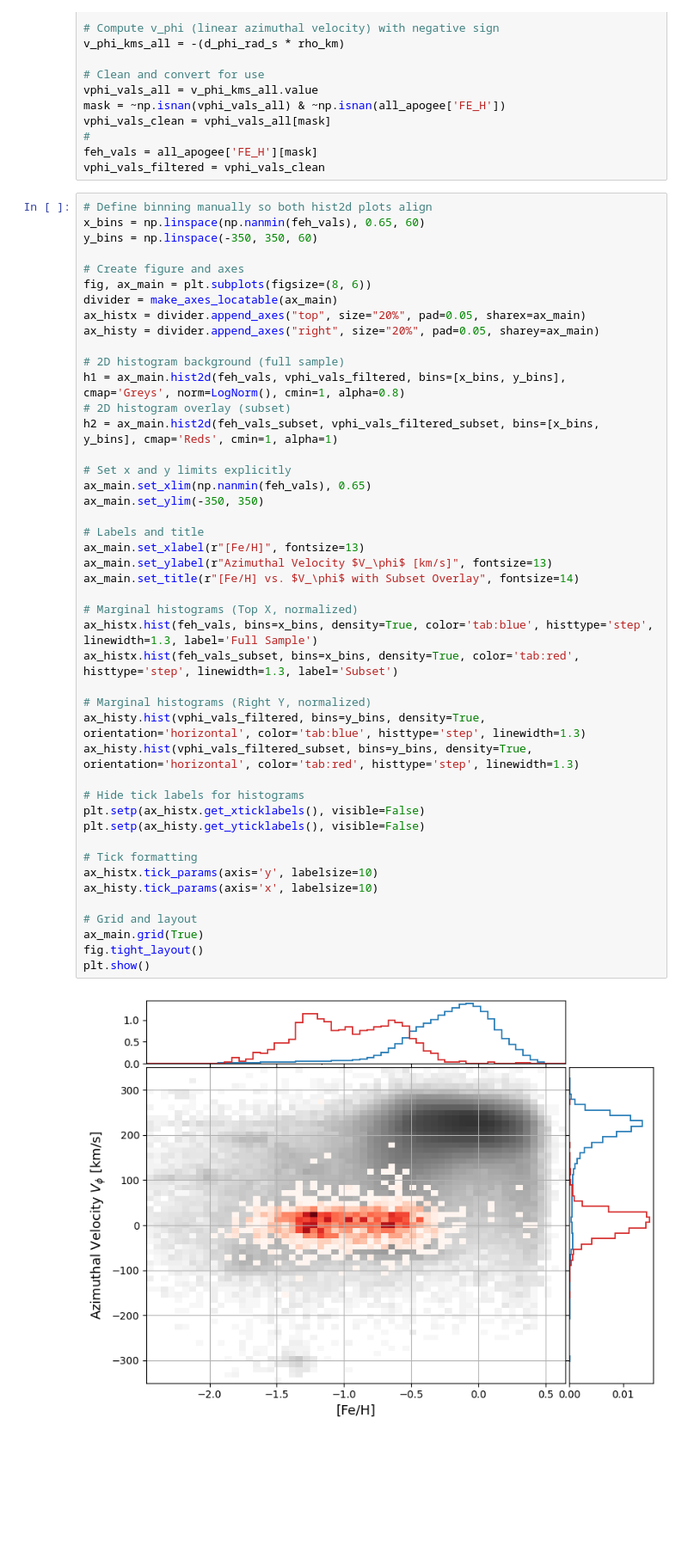
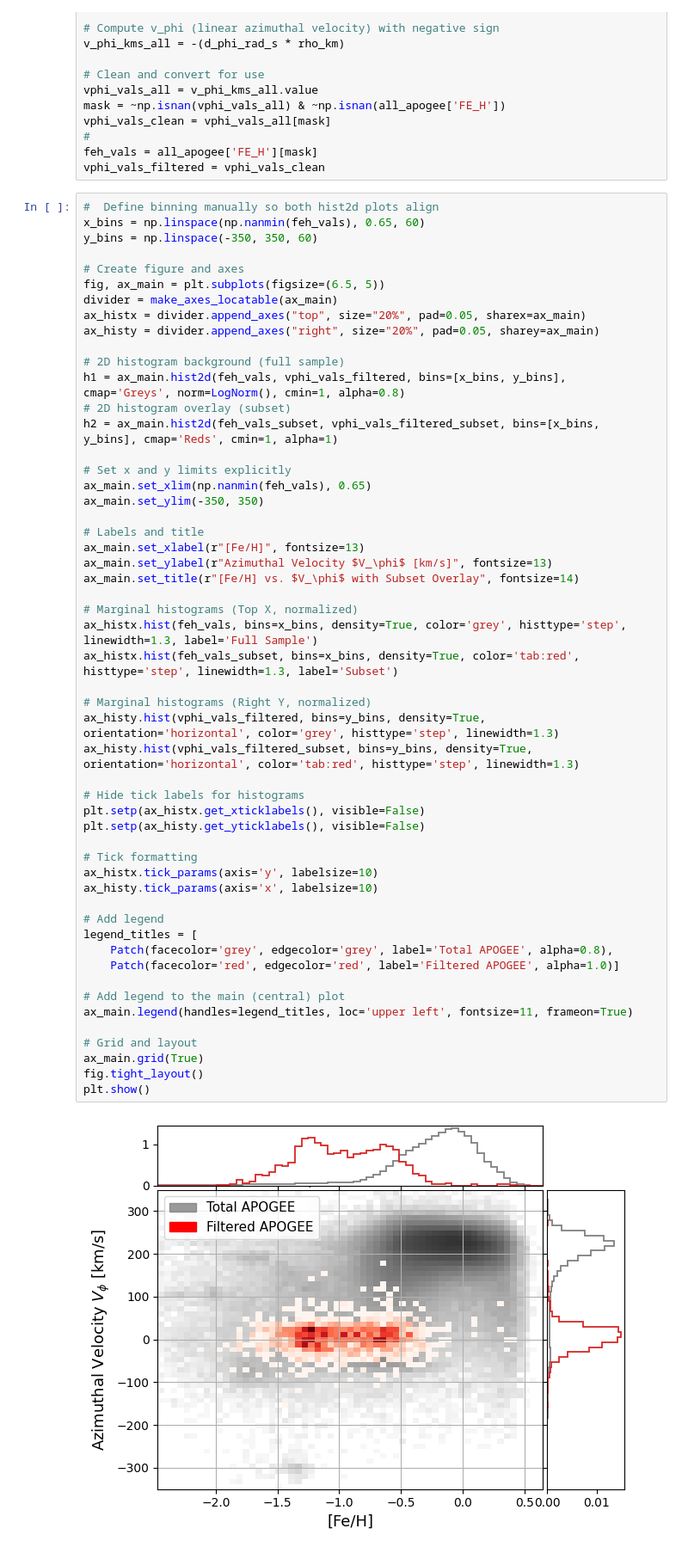
Before and after one commit to JacobTutt/Galactic_Evol_Clustering, a Jupyter notebook: 0_data_preprocessing.ipynb, the cells around one changed output. Shown at 86% size. Drawn from its saved outputs; the diff is of its cells as text; blank space fills up the shorter version.

Commit message:
Improve plots for report

```diff
--- a/0_data_preprocessing.ipynb
+++ b/0_data_preprocessing.ipynb
@@ -658,12 +659,12 @@ vphi_vals_clean = vphi_vals_all[mask]
 feh_vals = all_apogee['FE_H'][mask]
 vphi_vals_filtered = vphi_vals_clean
 # %%
-# Define binning manually so both hist2d plots align
+#  Define binning manually so both hist2d plots align
 x_bins = np.linspace(np.nanmin(feh_vals), 0.65, 60)
 y_bins = np.linspace(-350, 350, 60)
 
 # Create figure and axes
-fig, ax_main = plt.subplots(figsize=(8, 6))
+fig, ax_main = plt.subplots(figsize=(6.5, 5))
 divider = make_axes_locatable(ax_main)
 ax_histx = divider.append_axes("top", size="20%", pad=0.05, sharex=ax_main)
 ax_histy = divider.append_axes("right", size="20%", pad=0.05, sharey=ax_main)
@@ -674,33 +675,41 @@ h1 = ax_main.hist2d(feh_vals, vphi_vals_filtered, bins=[x_bins, y_bins], cmap='G
 h2 = ax_main.hist2d(feh_vals_subset, vphi_vals_filtered_subset, bins=[x_bins, y_bins], cmap='Reds', cmin=1, alpha=1)
 
 # Set x and y limits explicitly
 ax_main.set_xlim(np.nanmin(feh_vals), 0.65)
 ax_main.set_ylim(-350, 350)
 
 # Labels and title
 ax_main.set_xlabel(r"[Fe/H]", fontsize=13)
 ax_main.set_ylabel(r"Azimuthal Velocity $V_\phi$ [km/s]", fontsize=13)
 ax_main.set_title(r"[Fe/H] vs. $V_\phi$ with Subset Overlay", fontsize=14)
 
 # Marginal histograms (Top X, normalized)
-ax_histx.hist(feh_vals, bins=x_bins, density=True, color='tab:blue', histtype='step', linewidth=1.3, label='Full Sample')
+ax_histx.hist(feh_vals, bins=x_bins, density=True, color='grey', histtype='step', linewidth=1.3, label='Full Sample')
 ax_histx.hist(feh_vals_subset, bins=x_bins, density=True, color='tab:red', histtype='step', linewidth=1.3, label='Subset')
 
 # Marginal histograms (Right Y, normalized)
-ax_histy.hist(vphi_vals_filtered, bins=y_bins, density=True, orientation='horizontal', color='tab:blue', histtype='step', linewidth=1.3)
+ax_histy.hist(vphi_vals_filtered, bins=y_bins, density=True, orientation='horizontal', color='grey', histtype='step', linewidth=1.3)
 ax_histy.hist(vphi_vals_filtered_subset, bins=y_bins, density=True, orientation='horizontal', color='tab:red', histtype='step', linewidth=1.3)
 
 # Hide tick labels for histograms
 plt.setp(ax_histx.get_xticklabels(), visible=False)
 plt.setp(ax_histy.get_yticklabels(), visible=False)
 
 # Tick formatting
 ax_histx.tick_params(axis='y', labelsize=10)
 ax_histy.tick_params(axis='x', labelsize=10)
 
+# Add legend
+legend_titles = [
+    Patch(facecolor='grey', edgecolor='grey', label='Total APOGEE', alpha=0.8),
+    Patch(facecolor='red', edgecolor='red', label='Filtered APOGEE', alpha=1.0)]
+
+# Add legend to the main (central) plot
+ax_main.legend(handles=legend_titles, loc='upper left', fontsize=11, frameon=True)
+
 # Grid and layout
 ax_main.grid(True)
 fig.tight_layout()
 plt.show()
 # %% [output]
-[figure, old version]
+[figure, new version]
```
Also changed, not shown: parts of 1 cell of this notebook, 5 other files.
